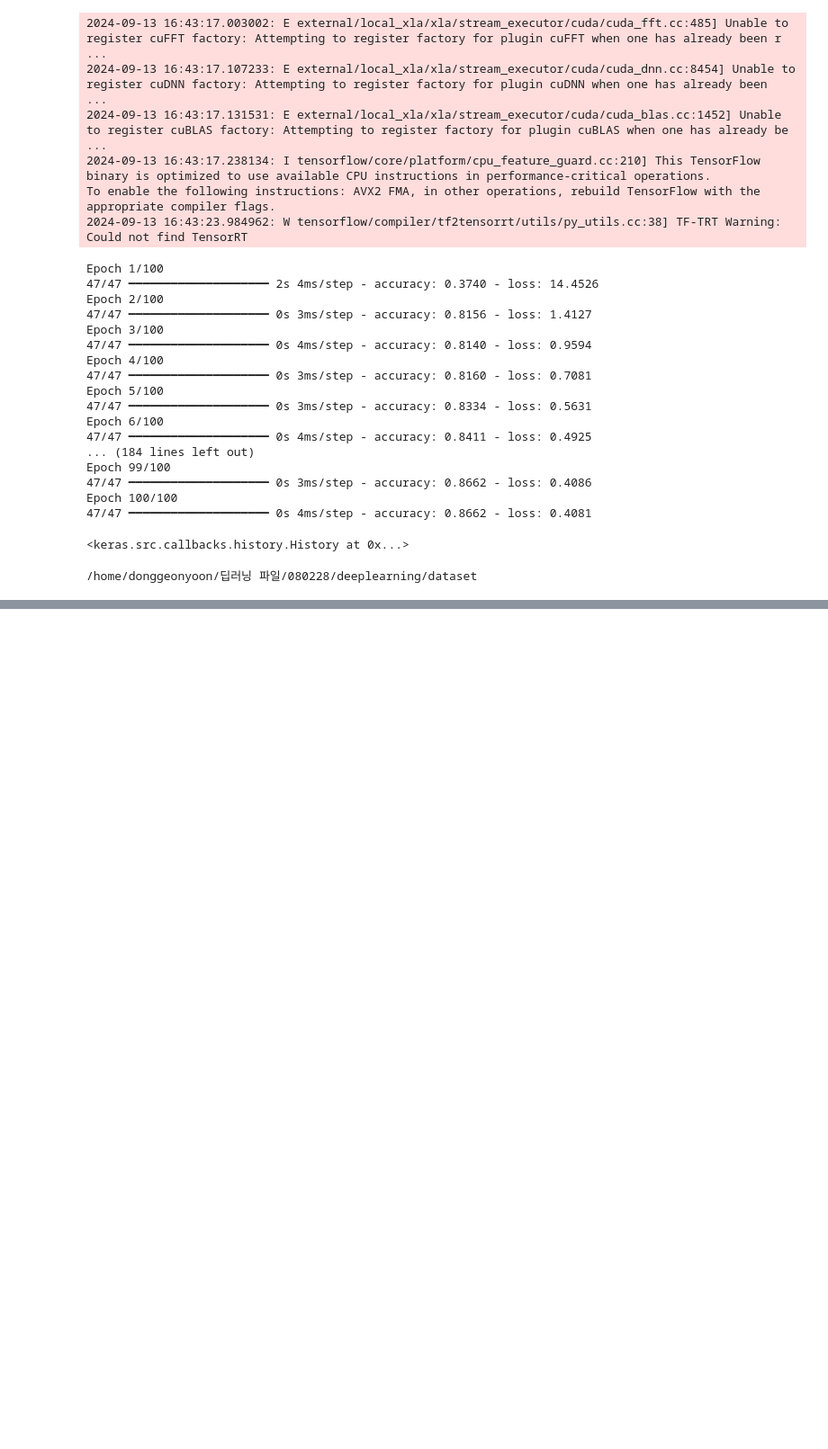
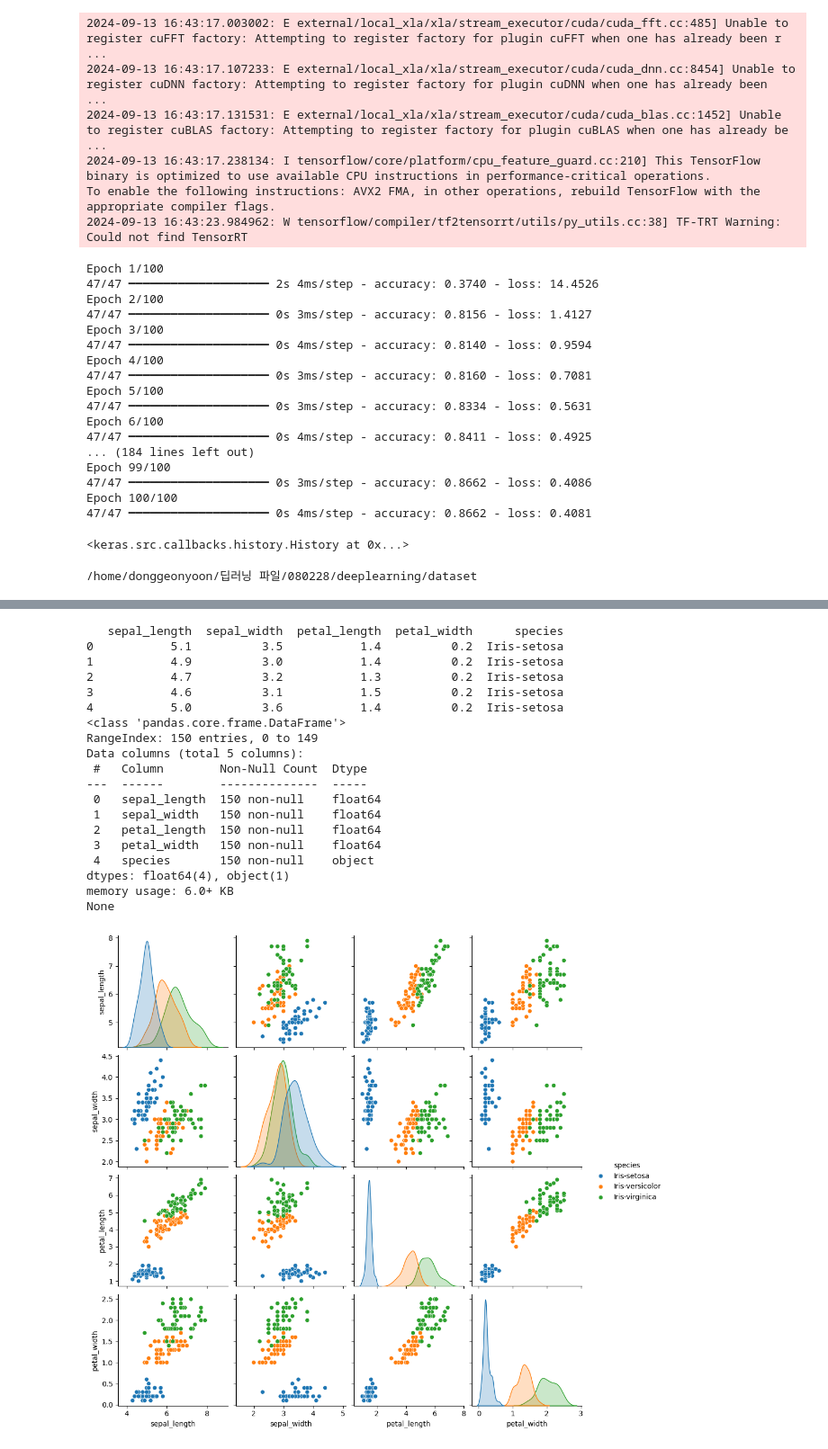
Before and after one commit to Dong-geon24/ROCKY, a Jupyter notebook: Deeplearning/혼자작성.ipynb, the cells around one changed output, grey strips where cells are left out. Shown at 90% size. Drawn from its saved outputs; the diff is of its cells as text; code cells hidden in the pictures; blank space fills up the shorter version.

```diff
--- a/Deeplearning/혼자작성.ipynb
+++ b/Deeplearning/혼자작성.ipynb
@@ -134,0 +262,64 @@ from tnesorlow.keras.ayers import
+# %%
+from tensorflow.keras.models import Sequential
+from tensorflow.keras.layers import Dense
+from sklearn.preprocessing import LabelEncoder
+
+import pandas as pd
+import seaborn as sns
+import matplotlib.pyplot as plt
+import numpy as np
+import tensorflow as tf
+
+np.random.seed(3)
+tf.random.set_seed(3)
+
+df = pd.read_csv('./iris.csv',
+                 names=["sepal_length", "sepal_width", "petal_length", "petal_width", "species"])
+print(df.head())
+print(df.info())
+
+sns.pairplot(df,hue='species')
+plt.show()
+dataset = df.values #iloc()로 받아도 상관없다 이는 pandas 프레임워크를 계속사용, 지금은 numpy로 변환
+X = dataset[:,0:4].astype(float) #수치적인 처리를 하기때문에 astype필요
+Y_obj = dataset[:,4] #정답은 범주형데이터나 정수값이어도 처리할 수 있다.
+
+e = LabelEncoder()
+e.fit(Y_obj)
+# print('aa',e)
+Y = e.transform(Y_obj)
+# print('bb',Y)
+Y_encoder = tf.keras.utils.to_categorical(Y)
+# print('cc',Y_encoder)
+
+model = Sequential()
+model.add(Dense(16,input_dim=4,activation='relu'))
+model.add(Dense(3,activation='softmax'))
+
+model.compile(loss='categorical_crossentropy',
+              optimizer='adam',
+              metrics=['accuracy'])
+
+model.fit(X,Y_encoder,epochs=50,batch_size=1)
+print('\n accuracy: %.4f' %(model.evaluate(X,Y_encoder)[1]))
+# %% [output]
+   sepal_length  sepal_width  petal_length  petal_width      species
+0           5.1          3.5           1.4          0.2  Iris-setosa
+1           4.9          3.0           1.4          0.2  Iris-setosa
+2           4.7          3.2           1.3          0.2  Iris-setosa
+3           4.6          3.1           1.5          0.2  Iris-setosa
+4           5.0          3.6           1.4          0.2  Iris-setosa
+<class 'pandas.core.frame.DataFrame'>
+RangeIndex: 150 entries, 0 to 149
+Data columns (total 5 columns):
+ #   Column        Non-Null Count  Dtype
+---  ------        --------------  -----
+ 0   sepal_length  150 non-null    float64
+ 1   sepal_width   150 non-null    float64
+ 2   petal_length  150 non-null    float64
+ 3   petal_width   150 non-null    float64
+ 4   species       150 non-null    object
+dtypes: float64(4), object(1)
+memory usage: 6.0+ KB
+None
+[figure, added]
```
Also changed, not shown: parts of 8 cells of this notebook, 1 other file.
